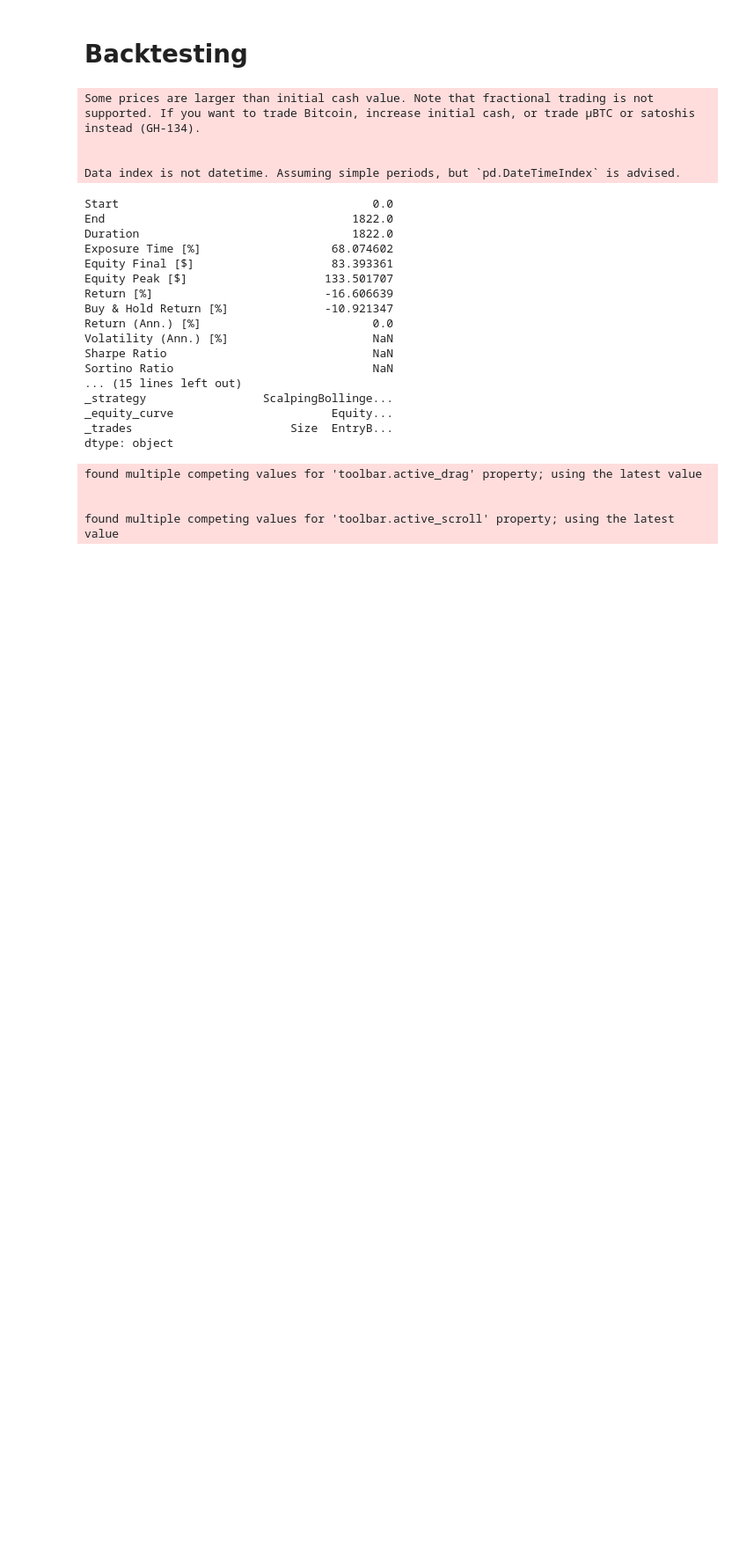
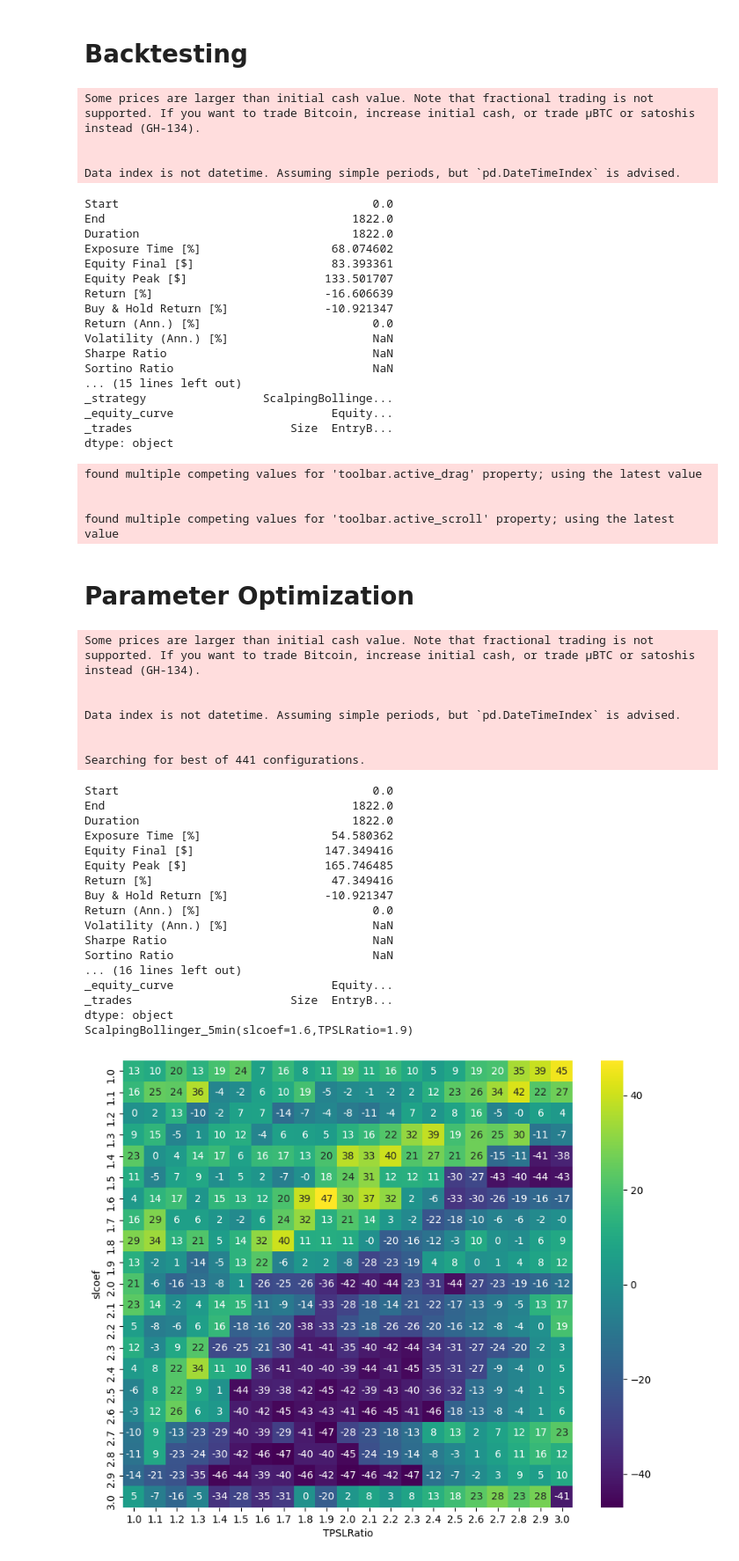
Before and after one commit to joseph-raji/trading, a Jupyter notebook: main.ipynb, the cells around one changed output. Shown at 88% size. Saved outputs shown, nothing was run; the diff lists cells and outputs as text; code cells hidden in the pictures; blank space fills up the shorter version.

Commit message:
Parameter Optimization

```diff
--- a/main.ipynb
+++ b/main.ipynb
@@ -248,3 +252,45 @@ found multiple competing values for 'toolbar.active_drag' property; using the la
 
 
 found multiple competing values for 'toolbar.active_scroll' property; using the latest value
+# %% [markdown]
+# Parameter Optimization
+# %%
+def optimize_strategy(df,strategy, cash=100, margin=1/10, commission=.00):
+    bt = Backtest(df, strategy, cash=cash, margin=margin, commission=commission)
+    stats,heatmap = bt.optimize(slcoef = [i/10 for i in range(10, 31)], TPSLRatio = [i/10 for i in range(10, 31)],
+    maximize = 'Return [%]', max_tries = 500,random_state = 0, return_heatmap=True)
+    print(stats)
+    print(stats["_strategy"])
+    heatmap_df = heatmap.unstack()
+    plt.figure(figsize=(10, 8))
+    sns.heatmap(heatmap_df, cmap='viridis', annot=True, fmt=".0f")
+    plt.savefig("optimization.png")
+    plt.show()
+
+optimize_strategy(df,ScalpingBollinger_5min, cash=100, margin=1/10, commission=.00)
+# %% [output]
+Some prices are larger than initial cash value. Note that fractional trading is not supported. If you want to trade Bitcoin, increase initial cash, or trade μBTC or satoshis instead (GH-134).
+
+
+Data index is not datetime. Assuming simple periods, but `pd.DateTimeIndex` is advised.
+
+
+Searching for best of 441 configurations.
+Start                                     0.0
+End                                    1822.0
+Duration                               1822.0
+Exposure Time [%]                   54.580362
+Equity Final [$]                   147.349416
+Equity Peak [$]                    165.746485
+Return [%]                          47.349416
+Buy & Hold Return [%]              -10.921347
+Return (Ann.) [%]                         0.0
+Volatility (Ann.) [%]                     NaN
+Sharpe Ratio                              NaN
+Sortino Ratio                             NaN
+... (16 lines left out)
+_equity_curve                       Equity...
+_trades                       Size  EntryB...
+dtype: object
+ScalpingBollinger_5min(slcoef=1.6,TPSLRatio=1.9)
+[figure, added]
```
Also changed, not shown: parts of 6 cells of this notebook.
